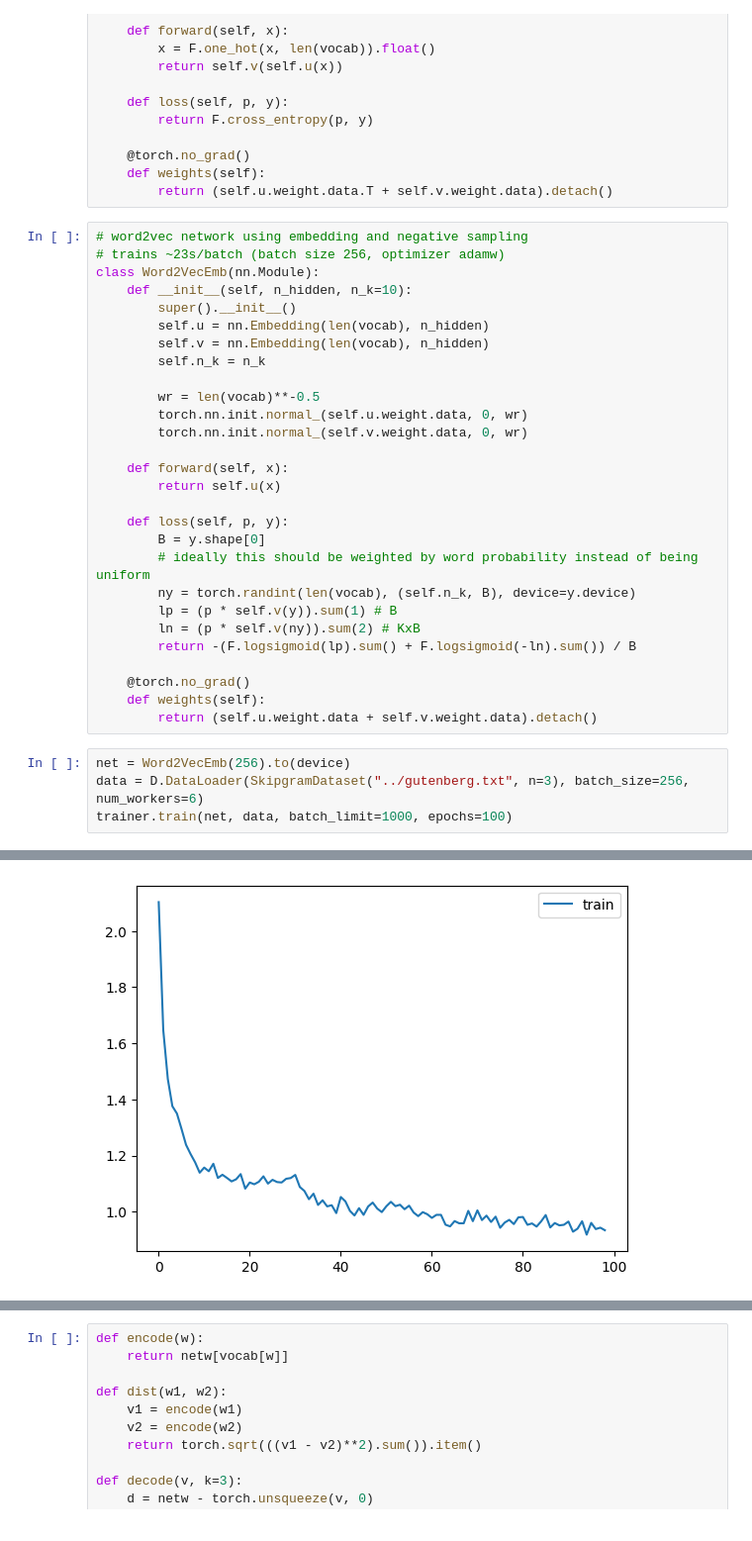
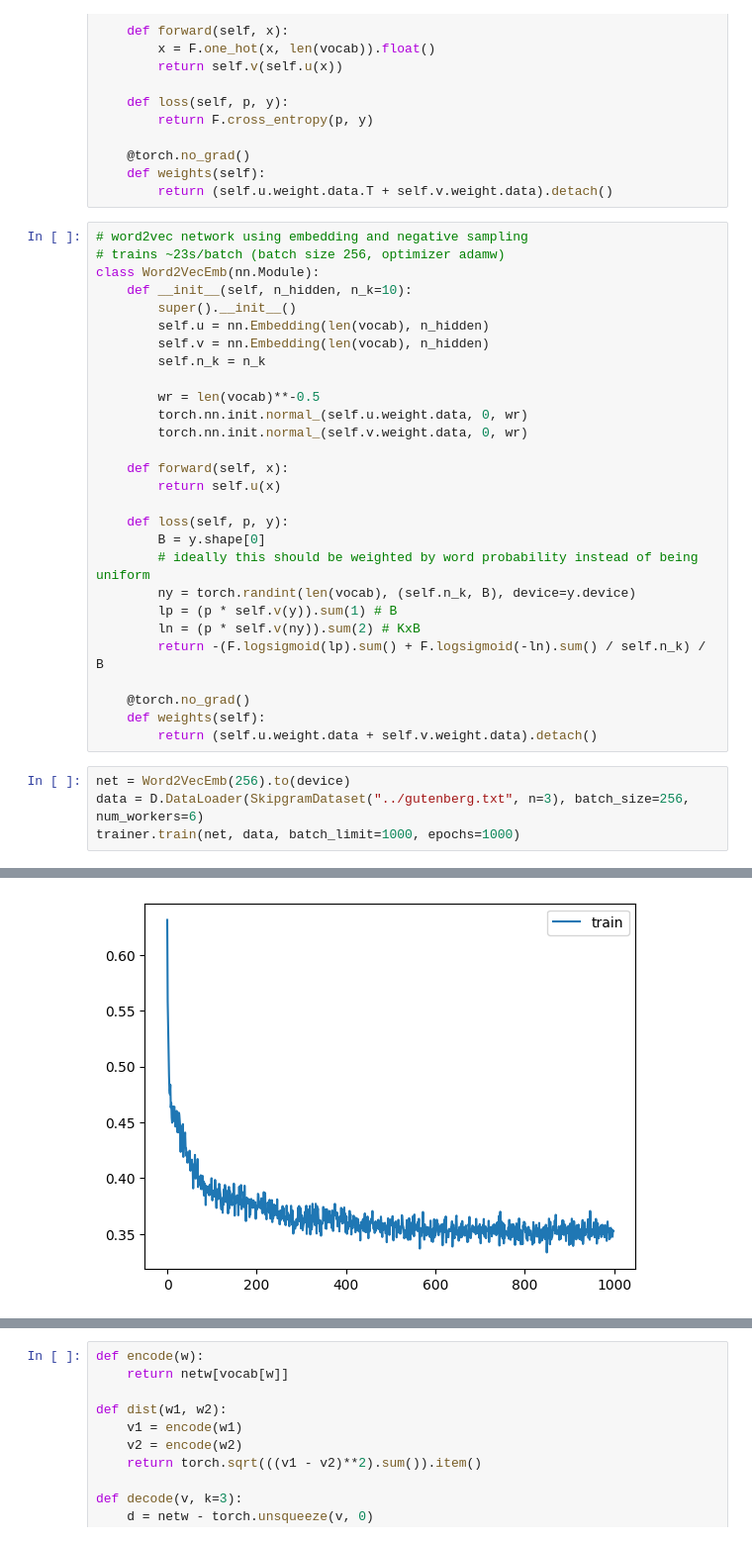
Before and after one commit to zeux/mlexp, a Jupyter notebook: words/word2vec.ipynb, the cells around one changed output, grey strips where cells are left out. Shown at 99% size. Saved outputs shown, nothing was run; the diff lists cells and outputs as text.

```diff
--- a/words/word2vec.ipynb
+++ b/words/word2vec.ipynb
@@ -102,7 +102,7 @@ class Word2VecEmb(nn.Module):
         ny = torch.randint(len(vocab), (self.n_k, B), device=y.device)
         lp = (p * self.v(y)).sum(1) # B
         ln = (p * self.v(ny)).sum(2) # KxB
-        return -(F.logsigmoid(lp).sum() + F.logsigmoid(-ln).sum()) / B
+        return -(F.logsigmoid(lp).sum() + F.logsigmoid(-ln).sum() / self.n_k) / B
 
     @torch.no_grad()
     def weights(self):
@@ -110,5 +110,5 @@ class Word2VecEmb(nn.Module):
 # %%
 net = Word2VecEmb(256).to(device)
 data = D.DataLoader(SkipgramDataset("../gutenberg.txt", n=3), batch_size=256, num_workers=6)
-trainer.train(net, data, batch_limit=1000, epochs=100)
+trainer.train(net, data, batch_limit=1000, epochs=1000)
 # %% [output]
@@ -116 +116 @@ Train [45.238M params]: 100 epochs took 1389.99 sec, train loss 0.934183, val lo
-[figure, old version]
+[figure, new version]
```
Also changed, not shown: parts of 5 cells of this notebook.
